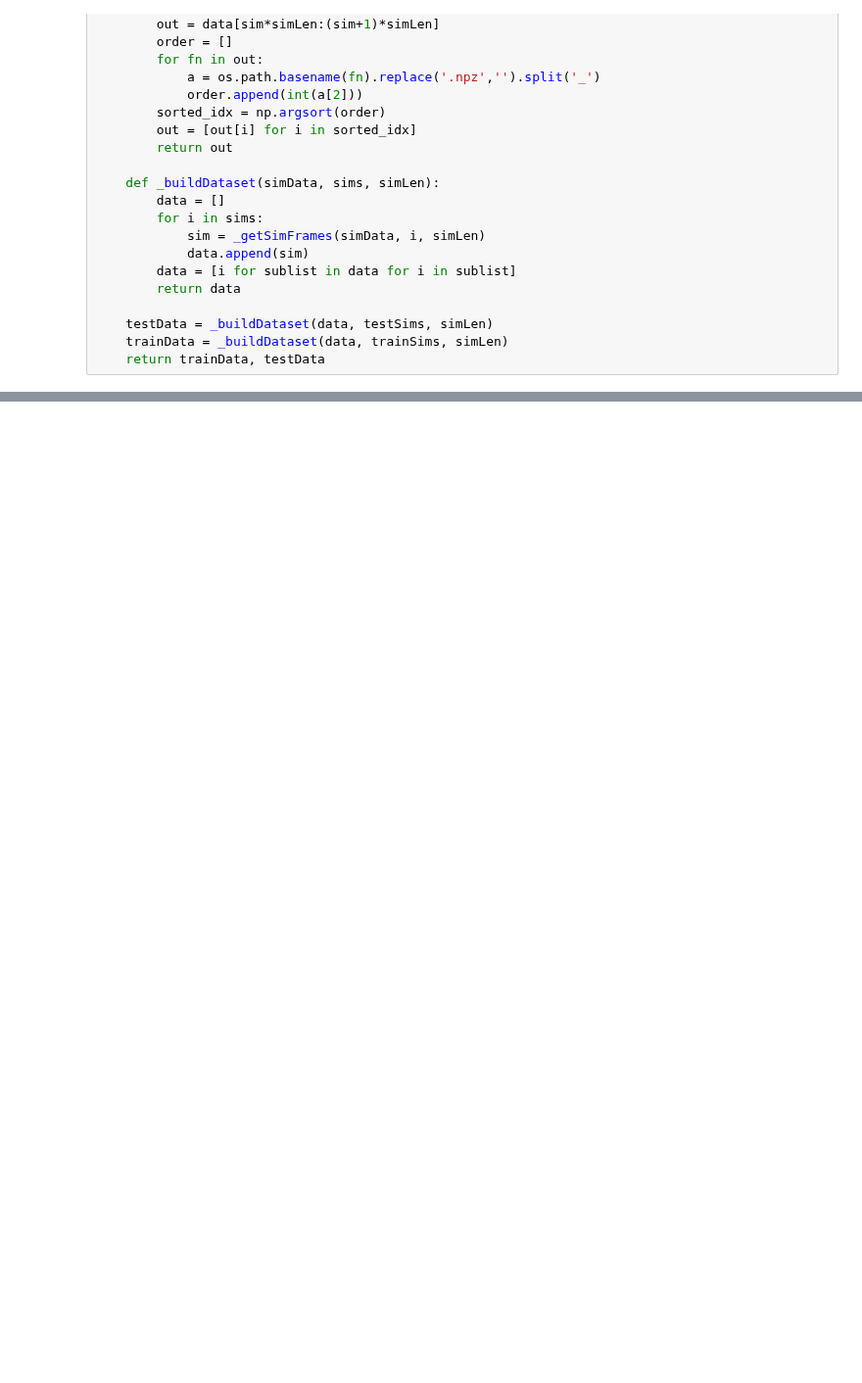
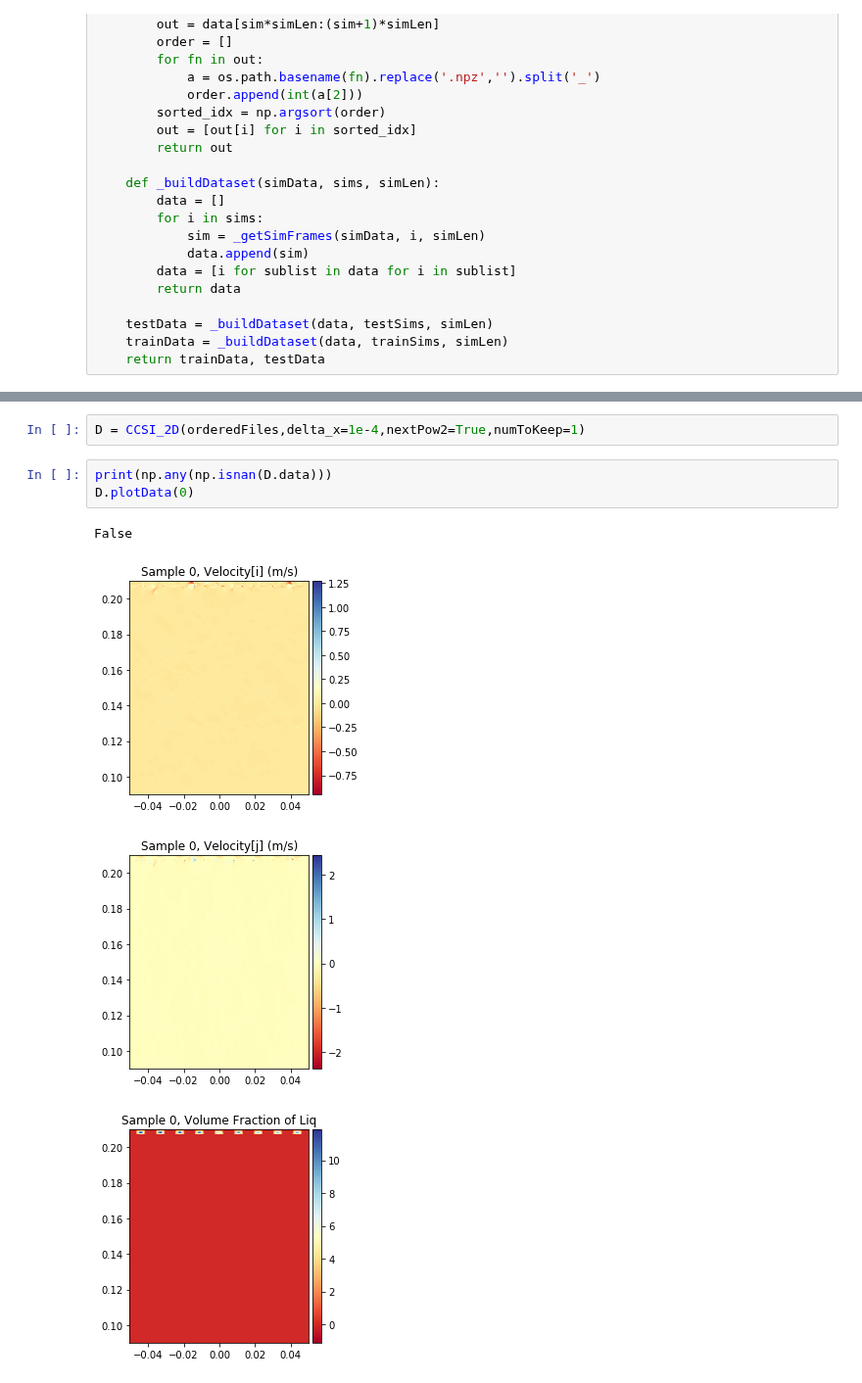
Before and after one commit to dwidemann/surrogates4sims, a Jupyter notebook: 01_datasets.ipynb, the cells around one changed output, grey strips where cells are left out. Shown at 98% size. Drawn from its saved outputs; the diff is of its cells as text; blank space fills up the shorter version.

```diff
--- a/01_datasets.ipynb
+++ b/01_datasets.ipynb
@@ -340,0 +525,10 @@ MantaFlowDataset(tr,numToKeep=1000)
+# %%
+D = CCSI_2D(orderedFiles,delta_x=1e-4,nextPow2=True,numToKeep=1)
+# %%
+print(np.any(np.isnan(D.data)))
+D.plotData(0)
+# %% [output]
+False
+[figure, added]
+[figure, added]
+[figure, added]
```
Also changed, not shown: parts of 68 cells of this notebook, 4 other files.
